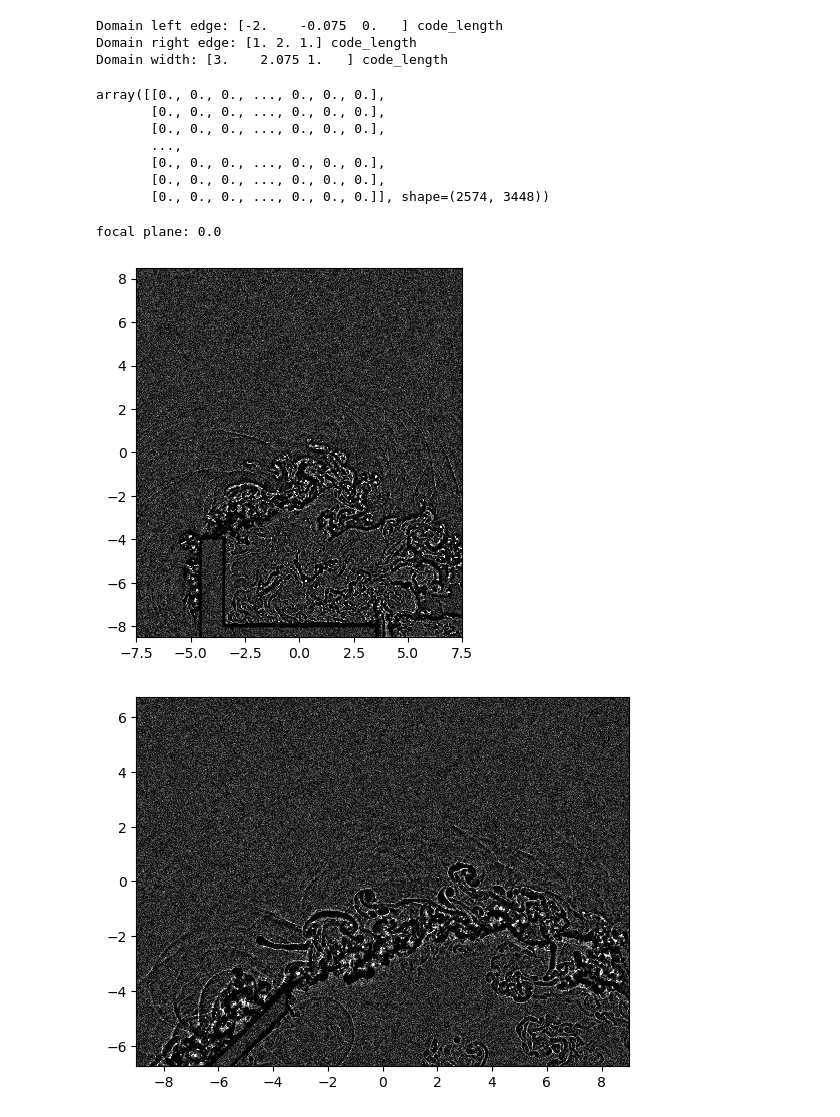
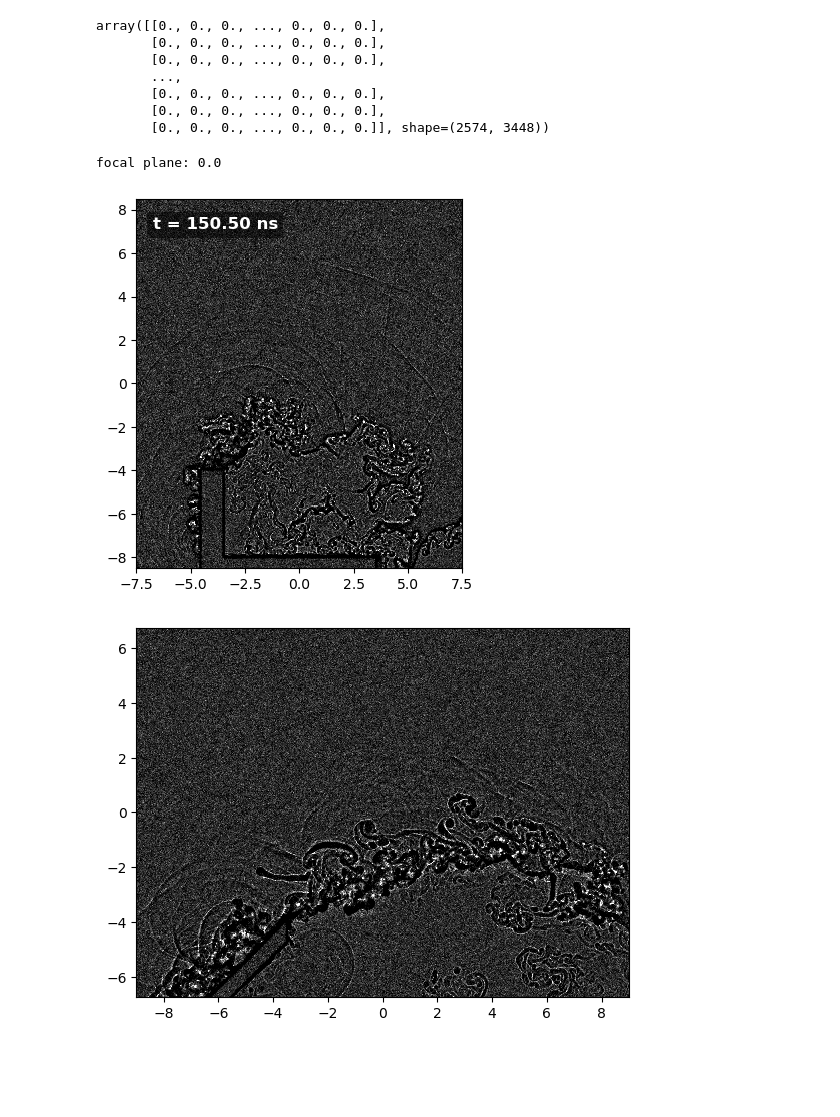
Before and after one commit to alextimoney/LIONZ_MagShockZ, a Jupyter notebook: particle_tracking/shadowgraphy_2d_images.ipynb, the cells around one changed output. Drawn from its saved outputs; the diff is of its cells as text; code cells hidden in the pictures; blank space fills up the shorter version.

Commit message:
plotting and movie edits

```diff
--- a/particle_tracking/shadowgraphy_2d_images.ipynb
+++ b/particle_tracking/shadowgraphy_2d_images.ipynb
@@ -14,7 +17,8 @@ import ray_transfer_matrix as rtm
 # Get data
 import yt.units
 
-ray_trace_dir = '../../traces/raytrace_2d'
+ray_trace_dir = '../../traces/raytrace_2d_0300'
+output_dir = '/home/timoney/scratch/timoney/MagShockZ/images/fp_shift'
 
 metadata = {}
 raytrace_metadata = ray_trace_dir + '/metadata.txt'
@@ -53,11 +57,7 @@ yt : [INFO     ] 2026-02-06 16:12:27,842 Making a fixed resolution buffer of (('
 # %%
-print("Domain left edge:", ds.domain_left_edge)
-print("Domain right edge:", ds.domain_right_edge)
-print("Domain width:", ds.domain_width)
+# print("Domain left edge:", ds.domain_left_edge)
+# print("Domain right edge:", ds.domain_right_edge)
+# print("Domain width:", ds.domain_width)
-# %% [output]
-Domain left edge: [-2.    -0.075  0.   ] code_length
-Domain right edge: [1. 2. 1.] code_length
-Domain width: [3.    2.075 1.   ] code_length
 # %%
 rf = np.load(f"{ray_trace_dir}/ray_output.npy")
 beam_size = float(metadata["beam_size"])
@@ -90,7 +90,9 @@ array([[0., 0., 0., ..., 0., 0., 0.],
 # %%
 # define LIONZ optical system
 focal_plane = (ds.r[('flash','z')][-1]-ds.r[('flash','z')][0])/2*10 # midplane of simulation (multiply by 10 to convert to mm)
+
 focal_plane = focal_plane.v # yt units are annoying as fuck
+# focal_plane = 10 # manually set focal plane
 
 # focal_plane = ds.r[('flash','z')][0]
 # focal_plane = focal_plane.v
@@ -106,35 +108,44 @@ if Lens_FL == 400:
 elif Lens_FL == 500:
     d1 = 584.3
 
 d2 =total_dist-d1
 Lens_Rad = .5*75/2 # radius of lens
 # Lx (int, optional): Detector size in x. Defaults to 18.
 # Ly (float, optional): Detector size in y. Defaults to 13.5.
 sh = rtm.LIONZ_approx(r0 = rf, Lx = 15, Ly = 17, focal_plane = focal_plane+offset_mm, L=Lens_FL, R=Lens_Rad) # must center grid
 # sh = rtm.LIONZ_approx(r0 = rf, Lx = 15, Ly = 17, focal_plane = focal_plane+offset_mm, L=Lens_FL, R=Lens_Rad) # must center grid
 sh.solve(d1=d1,d2=d2)
 sh.histogram(bin_scale = 7)
 # plot
 fig, axs = plt.subplots()
 cm='gray'
 #clim=[0,15]
 
 vmin=np.percentile(sh.H, 5)
 vmax=np.percentile(sh.H,90)
 
 clim=(0,vmax*3) # trial and error
 sh.plot(axs, cmap=cm, clim=clim)
 
+# add in time step
+time_ns = ds.current_time.in_units('ns').v
+axs.text(0.05, 0.95, f't = {time_ns:.2f} ns',
+         transform=axs.transAxes,
+         color='white',
+         fontsize=12,
+         fontweight='bold',
+         verticalalignment='top',
+         bbox=dict(facecolor='black', alpha=0.5, edgecolor='none')) # Adds a readable background box
 
 #offset_mm = 0
 #sh_focused = rtm.LIONZ_approx(r0 = rf, Lx = 15, Ly = 17, focal_plane = 0, L=Lens_FL, R=Lens_Rad)
 #sh_focused.solve(d1=d1,d2=d2)
 #sh_focused.histogram(bin_scale = 7)
 
-plt.savefig(f'{ray_trace_dir}/sh_fp_{np.round(focal_plane+offset_mm,2)}_farther2.png', bbox_inches='tight')
+plt.savefig(f'{output_dir}/sh_2d_fp_{np.round(focal_plane+offset_mm,2)}_t_{time_ns:.0f}ns.png', bbox_inches='tight')
 # %% [output]
 focal plane: 0.0
-[figure, old version]
+[figure, new version]
 # %%
 sh = rtm.LIONZ_approx(r0=rf) # must center grid
 sh.solve(d1=d1,d2=d2)
```
Also changed, not shown: parts of 2 cells of this notebook, 6 other files.
